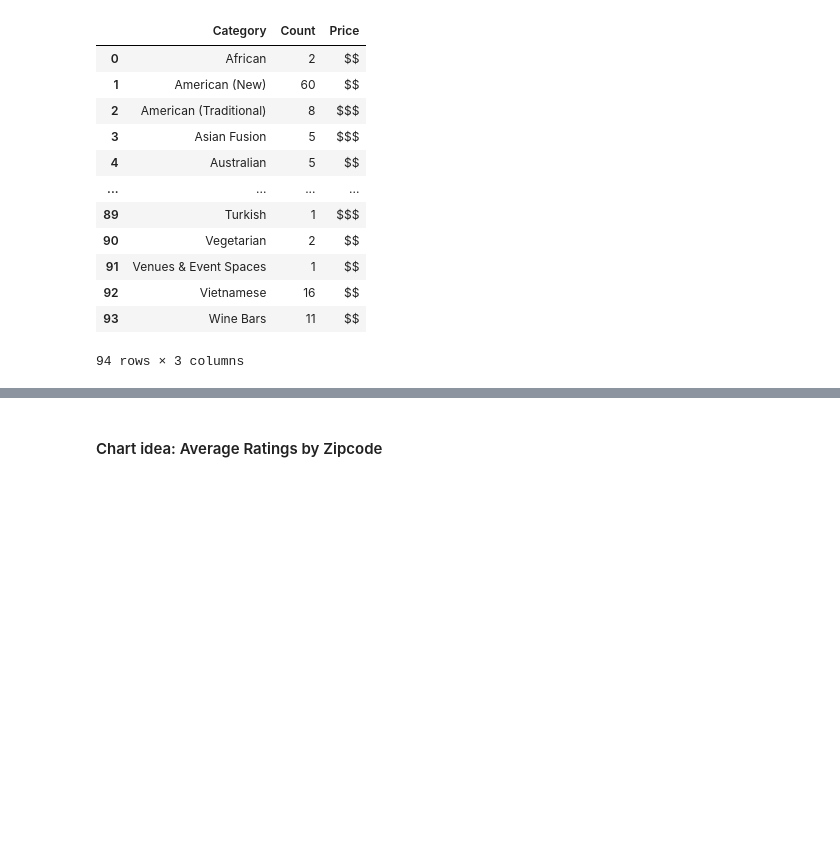
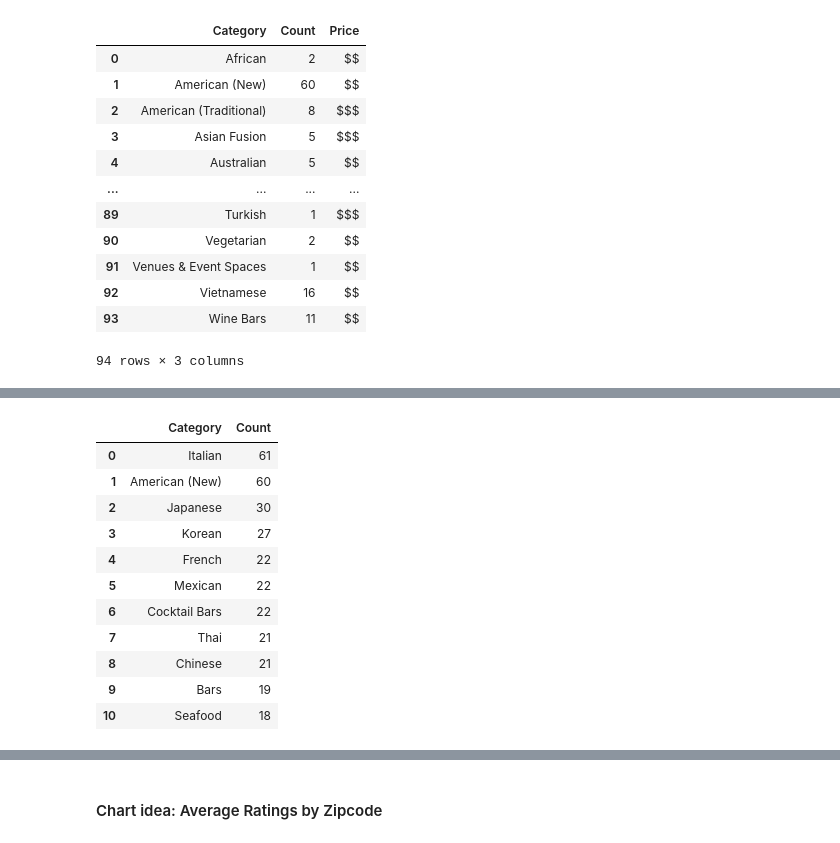
Before and after one commit to irsa-ashraf/CAPP30239_FA22, a Jupyter notebook: Final_Project/eda.ipynb, the cells around one changed output, grey strips where cells are left out. Cells and saved outputs as stored; diff of their text form; code cells hidden in the pictures; blank space fills up the shorter version.

```diff
--- a/Final_Project/eda.ipynb
+++ b/Final_Project/eda.ipynb
@@ -140,3 +124,20 @@ bubble_df[bubble_df['Category'] == 'Buffets']
+# %%
+barchart2 = bubble_df[['Category', 'Count']].sort_values('Count', ascending = False).reset_index(drop=True)
+barchart2 = barchart2.iloc[:11]
+barchart2
+# %% [output]
+|  | Category | Count |
+| 0 | Italian | 61 |
+| 1 | American (New) | 60 |
+| 2 | Japanese | 30 |
+| 3 | Korean | 27 |
+| 4 | French | 22 |
+| 5 | Mexican | 22 |
+| 6 | Cocktail Bars | 22 |
+| 7 | Thai | 21 |
+| 8 | Chinese | 21 |
+| 9 | Bars | 19 |
+| 10 | Seafood | 18 |
 # %%
 ### SELECT TOP TEN CATEGORIES BY COUNT
 
```
Also changed, not shown: parts of 5 cells of this notebook, 32 other files.
